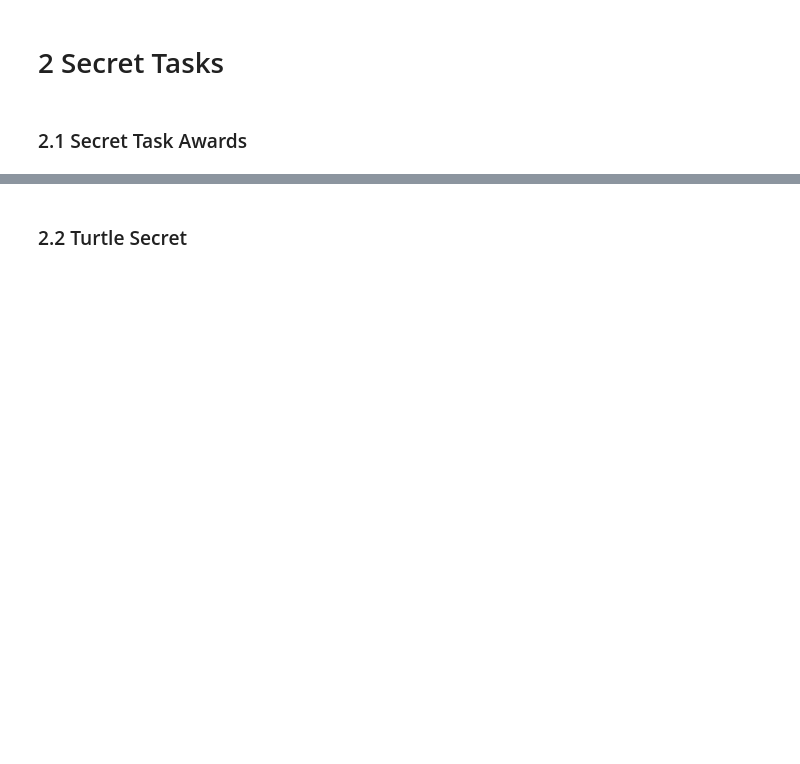
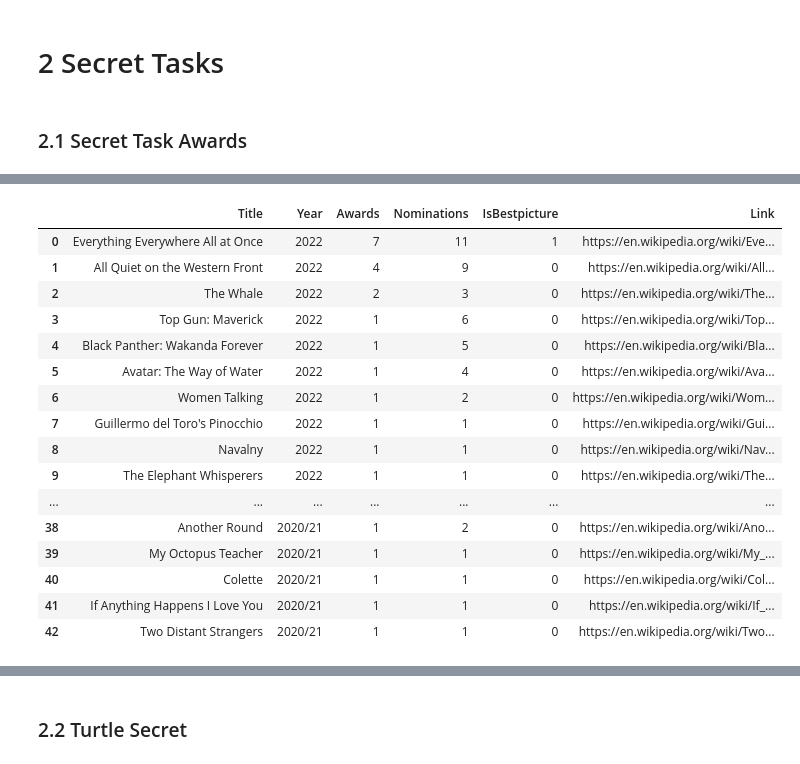
Before and after one commit to Bharragan/DataScrappingGestionTI, a Jupyter notebook: tarea2_integrado.ipynb, the cells around one changed output, grey strips where cells are left out. Cells and saved outputs as stored; diff of their text form; code cells hidden in the pictures; blank space fills up the shorter version.

Commit message:
Awards secret directors

```diff
--- a/tarea2_integrado.ipynb
+++ b/tarea2_integrado.ipynb
@@ -312,5 +330,23 @@ driver.close()
 # %%
 awards_secret_df = pd.DataFrame(data)
-awards_secret_df = awards_secret_df[awards_secret_df['Year'] >= '1980']
+awards_secret_df = awards_secret_df[awards_secret_df['Year'] >= '2020']
 awards_secret_df
+# %% [output]
+|  | Title | Year | Awards | Nominations | IsBestpicture | Link |
+| 0 | Everything Everywhere All at Once | 2022 | 7 | 11 | 1 | https://en.wikipedia.org/wiki/Eve... |
+| 1 | All Quiet on the Western Front | 2022 | 4 | 9 | 0 | https://en.wikipedia.org/wiki/All... |
+| 2 | The Whale | 2022 | 2 | 3 | 0 | https://en.wikipedia.org/wiki/The... |
+| 3 | Top Gun: Maverick | 2022 | 1 | 6 | 0 | https://en.wikipedia.org/wiki/Top... |
+| 4 | Black Panther: Wakanda Forever | 2022 | 1 | 5 | 0 | https://en.wikipedia.org/wiki/Bla... |
+| 5 | Avatar: The Way of Water | 2022 | 1 | 4 | 0 | https://en.wikipedia.org/wiki/Ava... |
+| 6 | Women Talking | 2022 | 1 | 2 | 0 | https://en.wikipedia.org/wiki/Wom... |
+| 7 | Guillermo del Toro's Pinocchio | 2022 | 1 | 1 | 0 | https://en.wikipedia.org/wiki/Gui... |
+| 8 | Navalny | 2022 | 1 | 1 | 0 | https://en.wikipedia.org/wiki/Nav... |
+| 9 | The Elephant Whisperers | 2022 | 1 | 1 | 0 | https://en.wikipedia.org/wiki/The... |
+| ... | ... | ... | ... | ... | ... | ... |
+| 38 | Another Round | 2020/21 | 1 | 2 | 0 | https://en.wikipedia.org/wiki/Ano... |
+| 39 | My Octopus Teacher | 2020/21 | 1 | 1 | 0 | https://en.wikipedia.org/wiki/My_... |
+| 40 | Colette | 2020/21 | 1 | 1 | 0 | https://en.wikipedia.org/wiki/Col... |
+| 41 | If Anything Happens I Love You | 2020/21 | 1 | 1 | 0 | https://en.wikipedia.org/wiki/If_... |
+| 42 | Two Distant Strangers | 2020/21 | 1 | 1 | 0 | https://en.wikipedia.org/wiki/Two... |
 # %%
```
Also changed, not shown: parts of 6 cells of this notebook, 1 other file.
